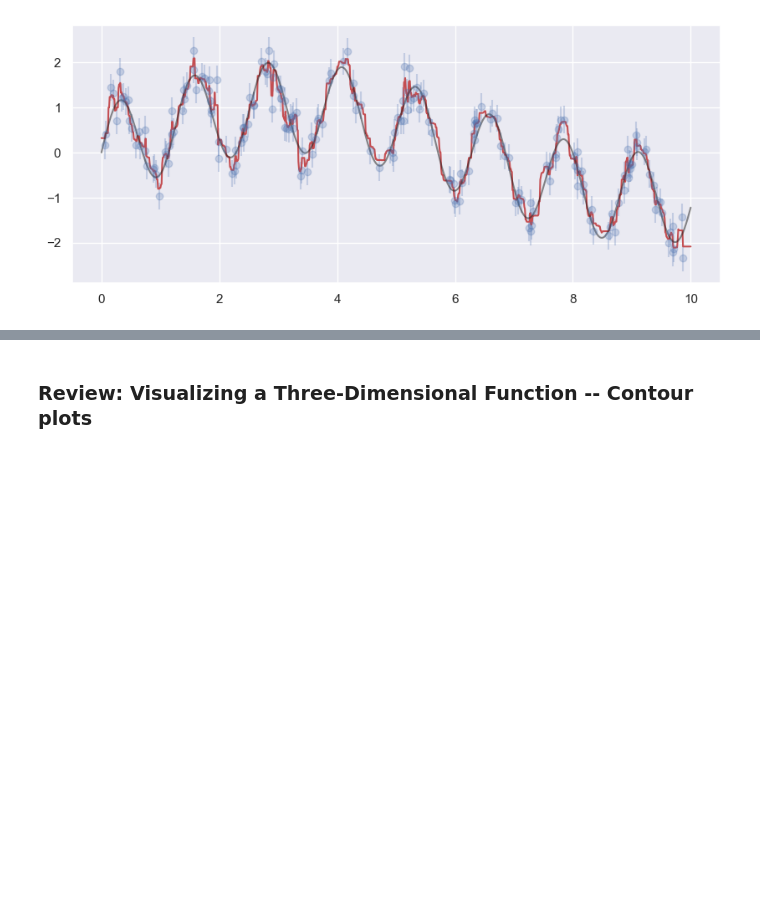
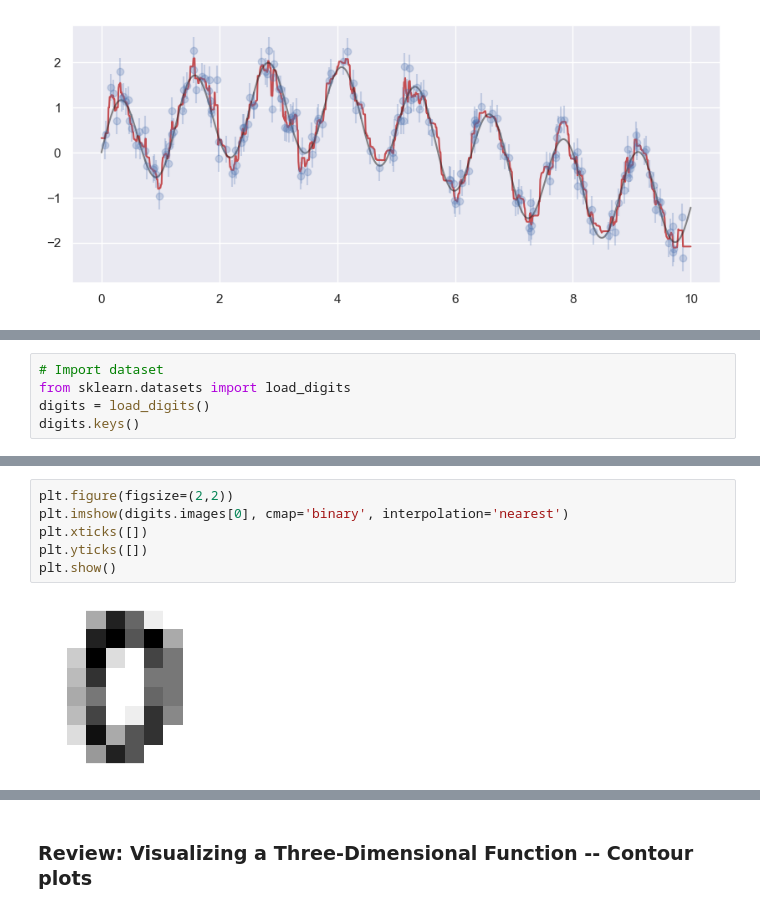
Before and after one commit to svd-jelo/IBM-Data-Science-Specialization, a Jupyter notebook: Course-9_Machine-Learning/notebooks/NB5_Decision-Trees-and-Random-Forests.ipynb, the cells around one changed output, grey strips where cells are left out. Cells and saved outputs as stored; diff of their text form; blank space fills up the shorter version.

Commit message:
Add example: classifying digits

```diff
--- a/Course-9_Machine-Learning/notebooks/NB5_Decision-Trees-and-Random-Forests.ipynb
+++ b/Course-9_Machine-Learning/notebooks/NB5_Decision-Trees-and-Random-Forests.ipynb
@@ -134,0 +139,5 @@ plt.plot(X_test, func(X_test, sigma=0), '-k', alpha=0.5);
+# %%
+# Import dataset
+from sklearn.datasets import load_digits
+digits = load_digits()
+digits.keys()
@@ -134,0 +170,8 @@ plt.plot(X_test, func(X_test, sigma=0), '-k', alpha=0.5);
+# %%
+plt.figure(figsize=(2,2))
+plt.imshow(digits.images[0], cmap='binary', interpolation='nearest')
+plt.xticks([])
+plt.yticks([])
+plt.show()
+# %% [output]
+[figure, added]
```
Also changed, not shown: parts of 16 cells of this notebook.
